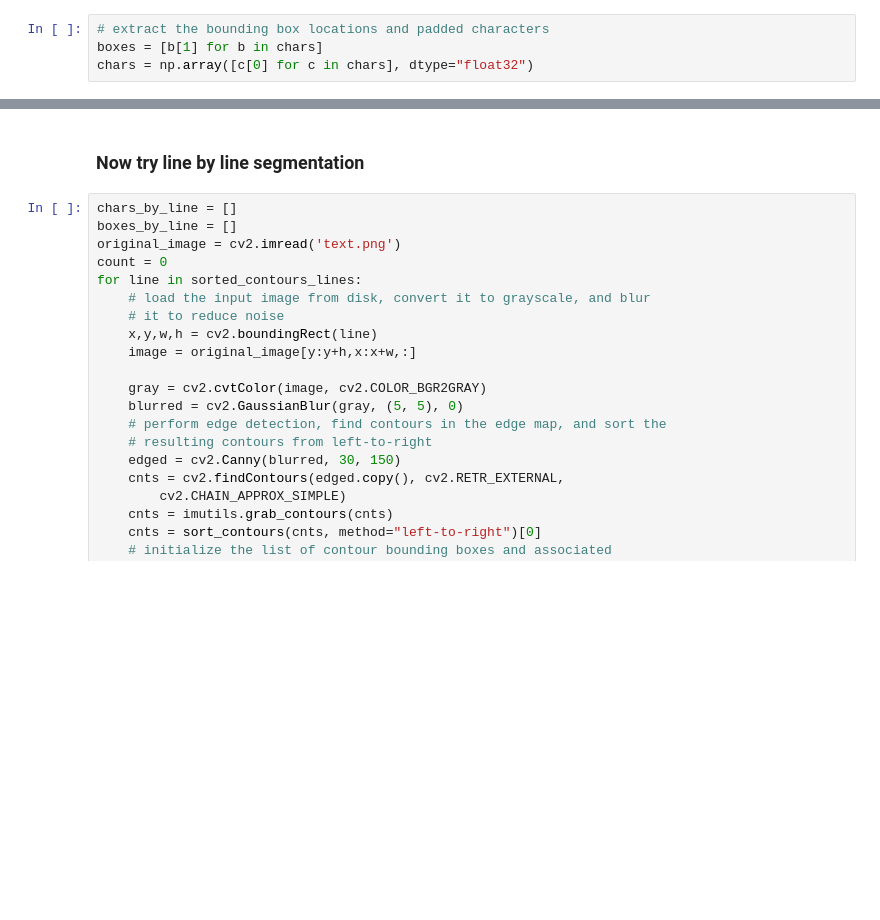
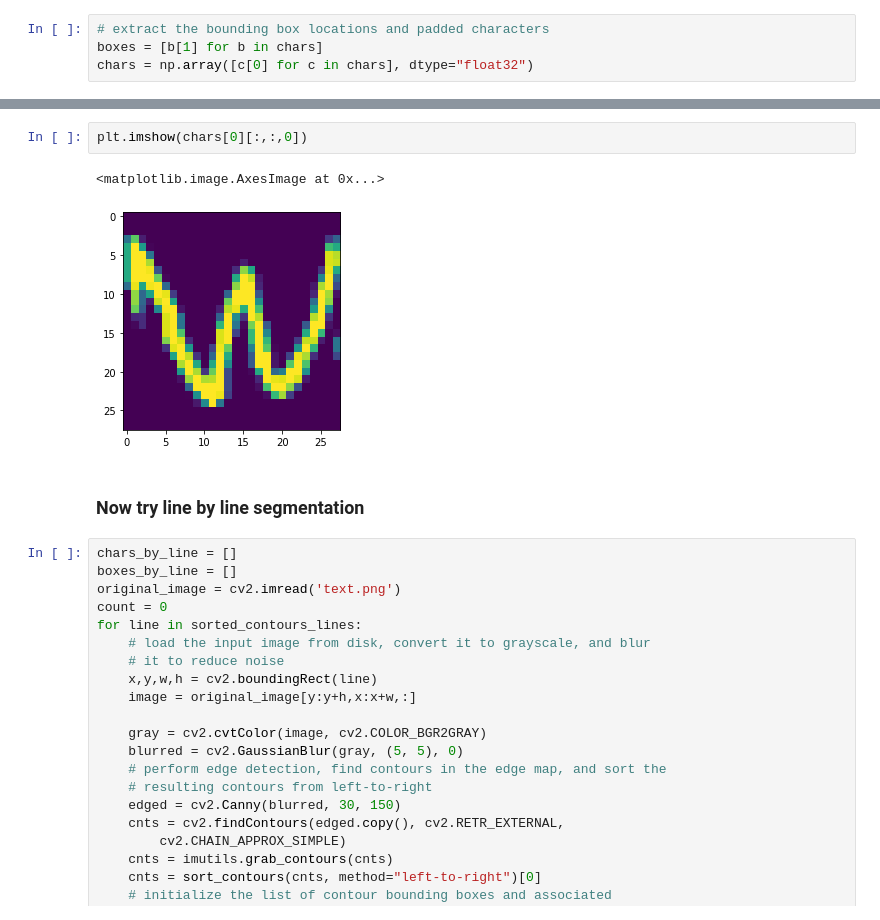
Before and after one commit to srikar-pasumarthy/optimal-character-recognition, a Jupyter notebook: Preprocessing_Final_Project.ipynb, the cells around one changed output, grey strips where cells are left out. Drawn from its saved outputs; the diff is of its cells as text; blank space fills up the shorter version.

```diff
--- a/Preprocessing_Final_Project.ipynb
+++ b/Preprocessing_Final_Project.ipynb
@@ -186,3 +189,8 @@ plt.imshow(image);
+# %%
+plt.imshow(chars[0][:,:,0])
+# %% [output]
+<matplotlib.image.AxesImage at 0x...>
+[figure, added]
 # %% [markdown]
 ### Now try line by line segmentation
 # %%
```
Also changed, not shown: parts of 9 cells of this notebook.
